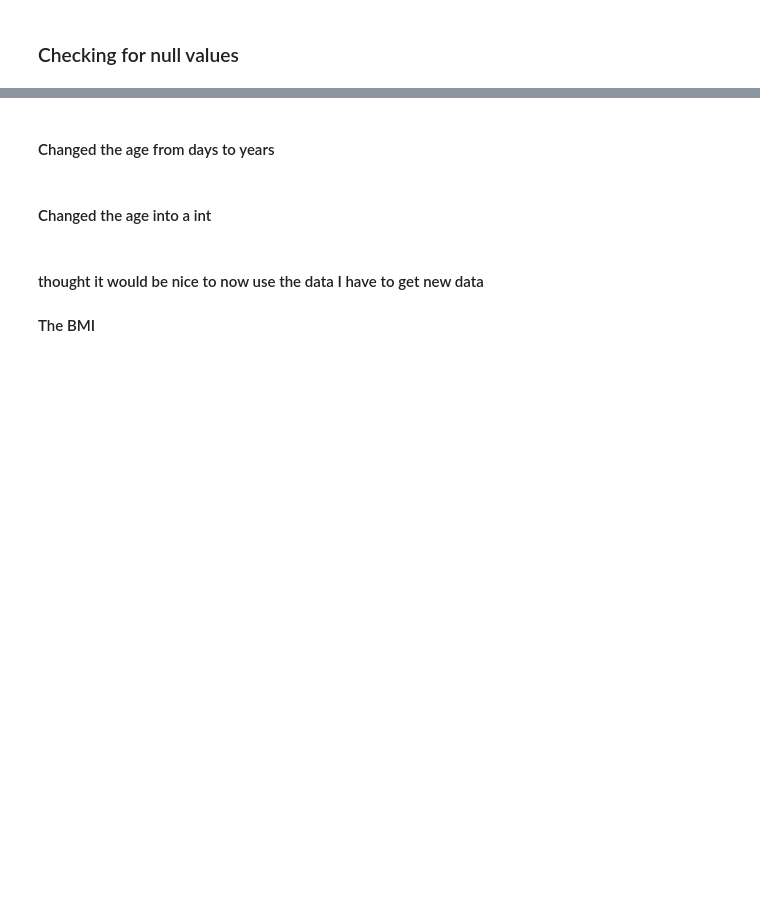
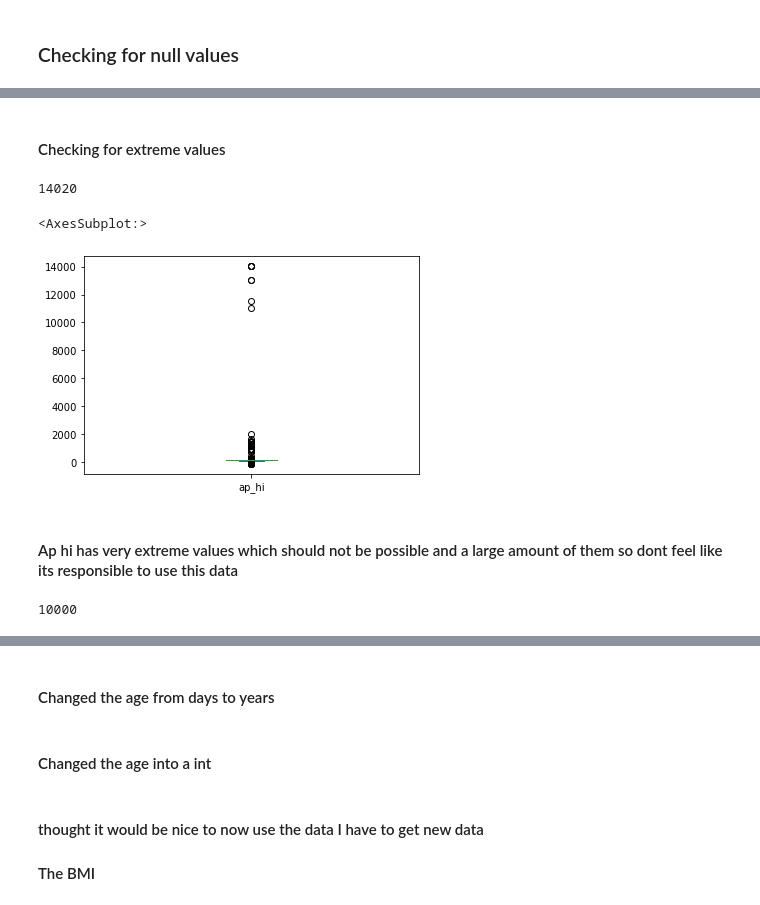
Before and after one commit to SebastianBentley/DSExam2022, a Jupyter notebook: Cardio set.ipynb, the cells around one changed output, grey strips where cells are left out. Saved outputs shown, nothing was run; the diff lists cells and outputs as text; code cells hidden in the pictures; blank space fills up the shorter version.

```diff
--- a/Cardio set.ipynb
+++ b/Cardio set.ipynb
@@ -70 +73,3 @@ bmi            0
 dtype: int64
+# %% [markdown]
+#### Checking for extreme values
@@ -70,0 +78,11 @@ dtype: int64
+# %%
+df3['ap_hi'].max()
+# %% [output]
+14020
+# %%
+df3['ap_hi'].plot.box()
+# %% [output]
+<AxesSubplot:>
+[figure, added]
+# %% [markdown]
+#### Ap hi has very extreme values which should not be possible and a large amount of them so dont feel like its responsible to use this data
@@ -70,0 +91,4 @@ dtype: int64
+# %%
+df3['ap_lo'].max()
+# %% [output]
+10000
```
Also changed, not shown: parts of 22 cells of this notebook, 1 other file.
